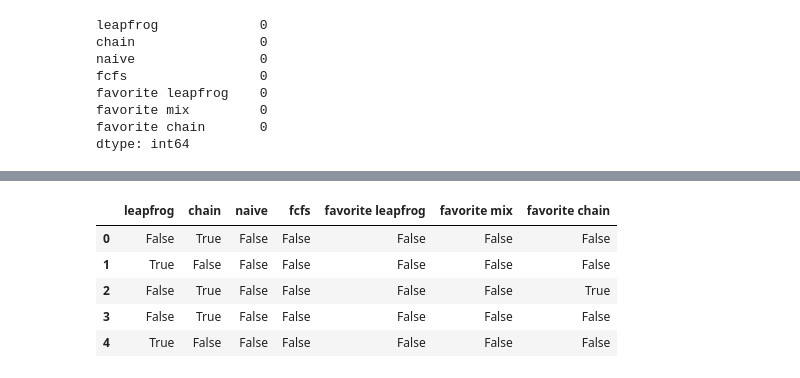
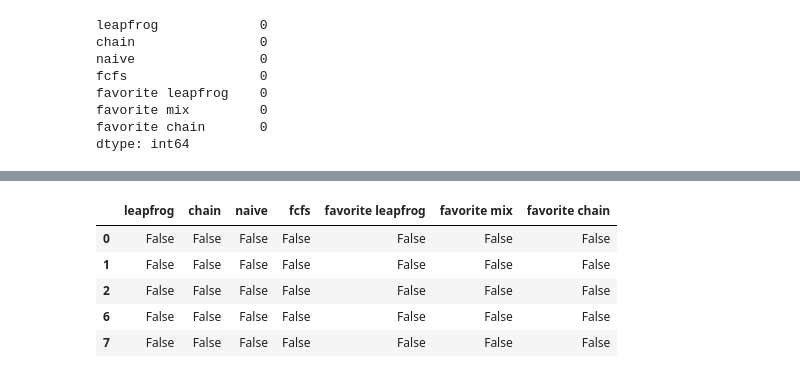
Before and after one commit to KimGeorgy/bird-migration, a Jupyter notebook: likelihood.ipynb, the cells around one changed output, grey strips where cells are left out. Cells and saved outputs as stored; diff of their text form; code cells hidden in the pictures.

```diff
--- a/likelihood.ipynb
+++ b/likelihood.ipynb
@@ -119,7 +126,7 @@ def is_date_in_season(date, season_start, season_end):
 
     return False
 # %%
-if 'migration-stage' not in df.columns:
+def setMigrationStage(df, seasons):
     # Parse timestamp to datetime
     df['timestamp'] = pd.to_datetime(df['timestamp'])
 
@@ -148,6 +155,8 @@ if 'migration-stage' not in df.columns:
     overlap_mask = breeding_mask & wintering_mask
     if overlap_mask.any():
         print(f"Warning: {overlap_mask.sum()} records fall in both breeding and wintering seasons")
+
+    return df
 # %%
 df['migration-stage'].value_counts()
 # %% [output]
@@ -166,0 +176,6 @@ Name: count, Length: 536, dtype: int64
+# %%
+if 'migration-stage' not in df.columns:
+    df = setMigrationStage(df, seasons)
+# %%
+# or if i said so
+df = setMigrationStage(df, seasons)
@@ -677,5 +762,5 @@ ln = True
 # %%
-routes = pd.read_csv(f'{species}/tables/routes_likelihood{"_ln" if ln else ""}.csv')
+#routes = pd.read_csv(f'{species}/tables/routes_likelihood{"_ln" if ln else ""}.csv')
 # %%
 zero_mask = routes[models] == 0
 zero_mask.head()
@@ -807,15 +870,15 @@ df_amewoo
 # %%
 models = ['leapfrog', 'chain', 'naive', 'fcfs', 'favorite leapfrog', 'favorite mix', 'favorite chain']
 # %%
-zero_mask = df_amewoo[models] == 0
+zero_mask = routes[models] == 0
 zero_mask.head()
 # %% [output]
 |  | leapfrog | chain | naive | fcfs | favorite leapfrog | favorite mix | favorite chain |
-| 0 | False | True | False | False | False | False | False |
-| 1 | True | False | False | False | False | False | False |
-| 2 | False | True | False | False | False | False | True |
-| 3 | False | True | False | False | False | False | False |
-| 4 | True | False | False | False | False | False | False |
+| 0 | False | False | False | False | False | False | False |
+| 1 | False | False | False | False | False | False | False |
+| 2 | False | False | False | False | False | False | False |
+| 6 | False | False | False | False | False | False | False |
+| 7 | False | False | False | False | False | False | False |
 # %%
 zero_mask
 # %% [output]
```
Also changed, not shown: parts of 45 cells of this notebook, 2 other files.
